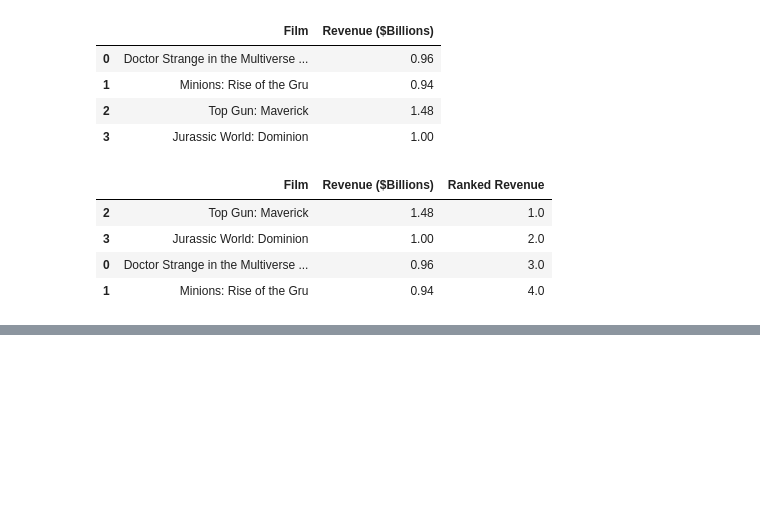
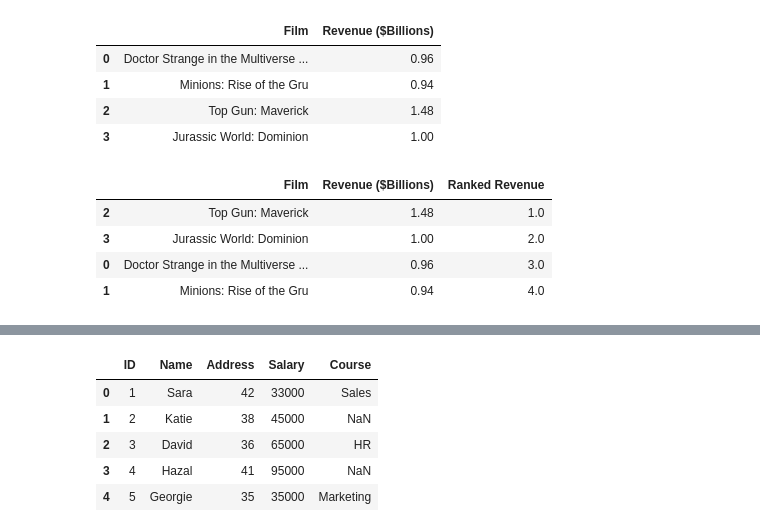
Before and after one commit to Abayrakdar/Testing, a Jupyter notebook: Week4_Python.ipynb, the cells around one changed output, grey strips where cells are left out. Cells and saved outputs as stored; diff of their text form; code cells hidden in the pictures; blank space fills up the shorter version.

```diff
--- a/Week4_Python.ipynb
+++ b/Week4_Python.ipynb
@@ -535,0 +588,11 @@ df_films.sort_values(["Ranked Revenue"],ascending=True)
+# %%
+# Left join> all rows from first table and matching frmo second.
+left_join_df=pd.merge(Employees, Department, on = "ID", how="left")
+left_join_df
+# %% [output]
+|  | ID | Name | Address | Salary | Course |
+| 0 | 1 | Sara | 42 | 33000 | Sales |
+| 1 | 2 | Katie | 38 | 45000 | NaN |
+| 2 | 3 | David | 36 | 65000 | HR |
+| 3 | 4 | Hazal | 41 | 95000 | NaN |
+| 4 | 5 | Georgie | 35 | 35000 | Marketing |
```
Also changed, not shown: parts of 7 cells of this notebook.
